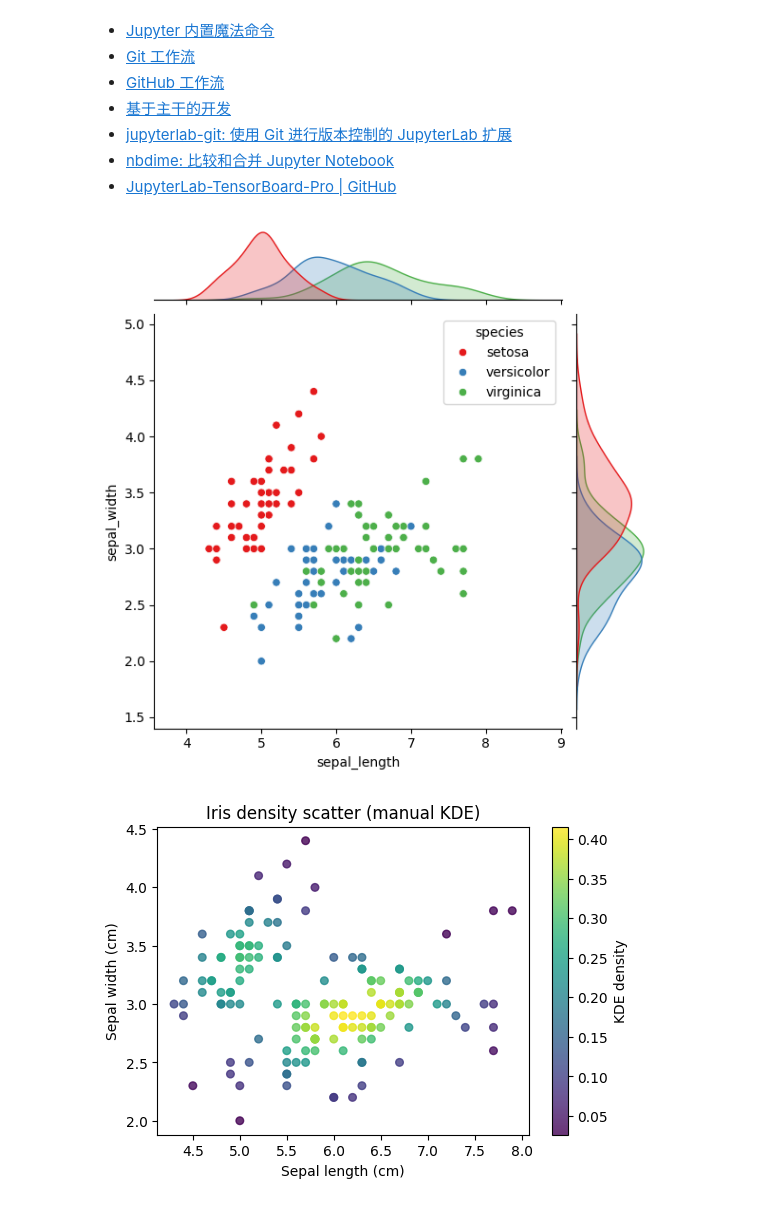
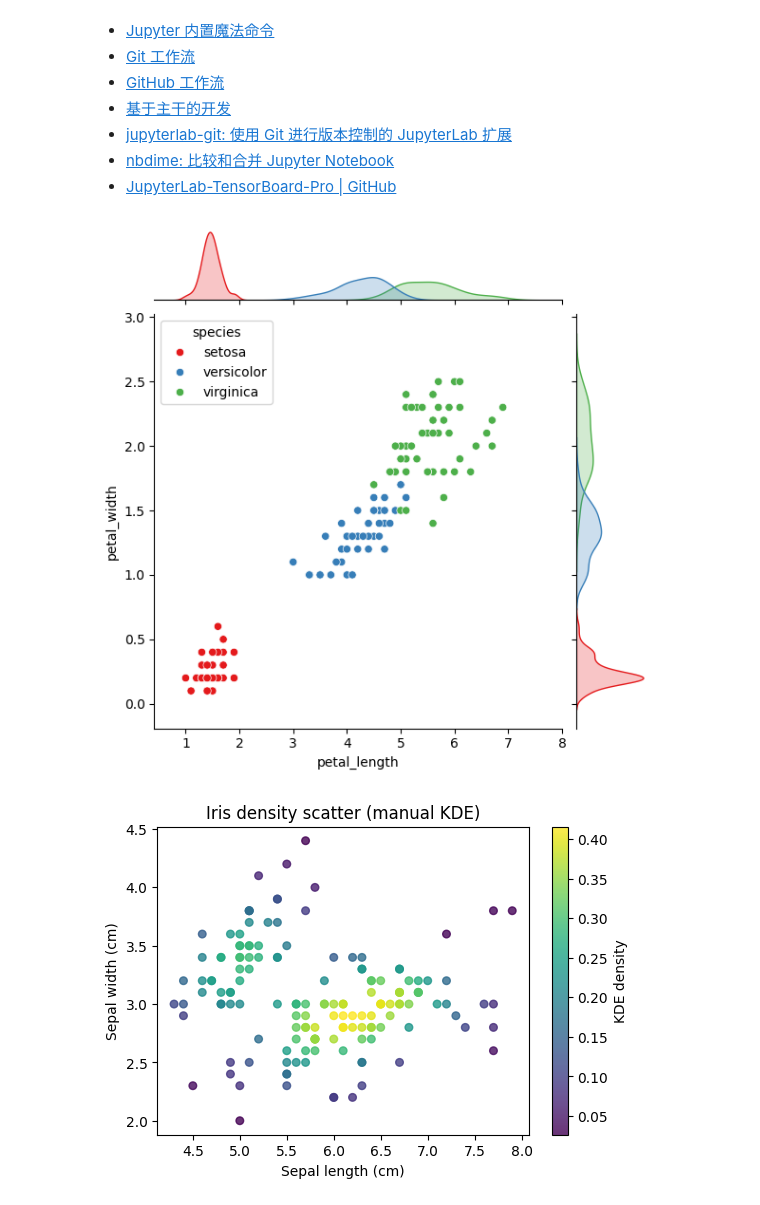
Before and after one commit to Alberthua-Perl/python-project-demo, a Jupyter notebook: AI267v2.x-course/MLOps_on_Red_Hat_OpenShift_AI.ipynb, the cells around one changed output. Saved outputs shown, nothing was run; the diff lists cells and outputs as text; code cells hidden in the pictures.

```diff
--- a/AI267v2.x-course/MLOps_on_Red_Hat_OpenShift_AI.ipynb
+++ b/AI267v2.x-course/MLOps_on_Red_Hat_OpenShift_AI.ipynb
@@ -1849,17 +1866,17 @@ $ oc get template -n redhat-ods-applications
 # %%
 # 示例1：鸢尾花数据集的密度散点图（seaborn.jointplot）
 import seaborn as sns, matplotlib.pyplot as plt, numpy as np
 from scipy.stats import gaussian_kde
 
 iris = sns.load_dataset('iris')
 
-sns.jointplot(data=iris, x='sepal_length', y='sepal_width',
+sns.jointplot(data=iris, x='petal_length', y='petal_width',
               kind='scatter', hue='species',  # 按种着色
               marginal_kws=dict(fill=True),   # 边缘密度
               palette='Set1', height=6)
 plt.show()
 # %% [output]
-[figure, old version]
+[figure, new version]
 # %%
 # 示例2：鸢尾花数据集的密度散点图（matplotlib + scipy.stats.gaussian_kde）
 x = iris.sepal_length.values
```
Also changed, not shown: parts of 8 cells of this notebook, 2 other files.
